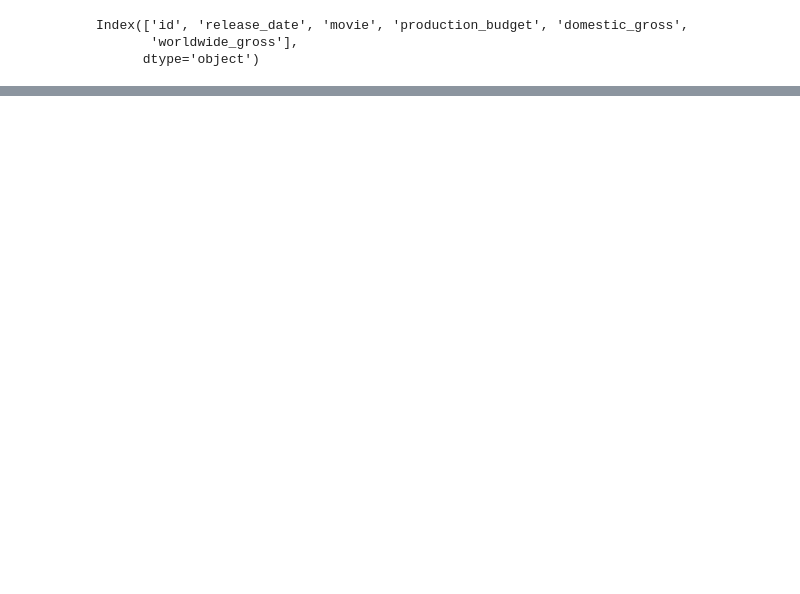
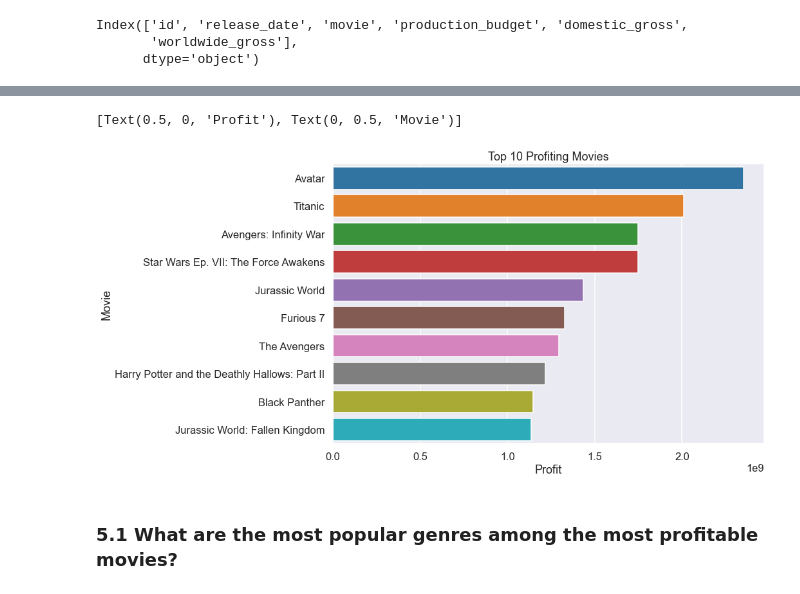
Before and after one commit to hoganbyun/Movie_analysis, a Jupyter notebook: Phase 1 Project Code.ipynb, the cells around one changed output, grey strips where cells are left out. Saved outputs shown, nothing was run; the diff lists cells and outputs as text; code cells hidden in the pictures; blank space fills up the shorter version.

```diff
--- a/Phase 1 Project Code.ipynb
+++ b/Phase 1 Project Code.ipynb
@@ -106,0 +268,13 @@ Index(['id', 'release_date', 'movie', 'production_budget', 'domestic_gross',
+# %%
+# production_budget, domestic_gross, and worldwide_gross
+# would be better suited as int
+
+# function that converts the dollar string into int
+def convert_col_to_int(df, col):
+    df[col] = df[col].str.replace("$", "").str.replace(",", "").astype('int')
+    return df
+
+cols_to_convert = ['production_budget', 'domestic_gross', 'worldwide_gross']
+
+for col in cols_to_convert:
+    movie_budgets_df = convert_col_to_int(movie_budgets_df, col)
@@ -106,0 +316,3 @@ Index(['id', 'release_date', 'movie', 'production_budget', 'domestic_gross',
+# %%
+movie_budgets_df['profit'] = movie_budgets_df['worldwide_gross'] - movie_budgets_df['production_budget']
+movie_budgets_df.head()
@@ -106,0 +326,14 @@ Index(['id', 'release_date', 'movie', 'production_budget', 'domestic_gross',
+# %%
+sorted_movies_by_profit = movie_budgets_df.sort_values(by = 'profit', ascending=False)
+# %%
+sns.set_style("darkgrid")
+sns.set_context("talk")
+fig = plt.figure(figsize = (12, 8))
+plt.title('Top 10 Profiting Movies')
+ax = sns.barplot(x = 'profit', y = 'movie', data = sorted_movies_by_profit[0:10])
+ax.set(xlabel = 'Profit', ylabel = 'Movie')
+# %% [output]
+[Text(0.5, 0, 'Profit'), Text(0, 0.5, 'Movie')]
+[figure, added]
+# %% [markdown]
+### 5.1 What are the most popular genres among the most profitable movies?
```
Also changed, not shown: parts of 60 cells of this notebook.
